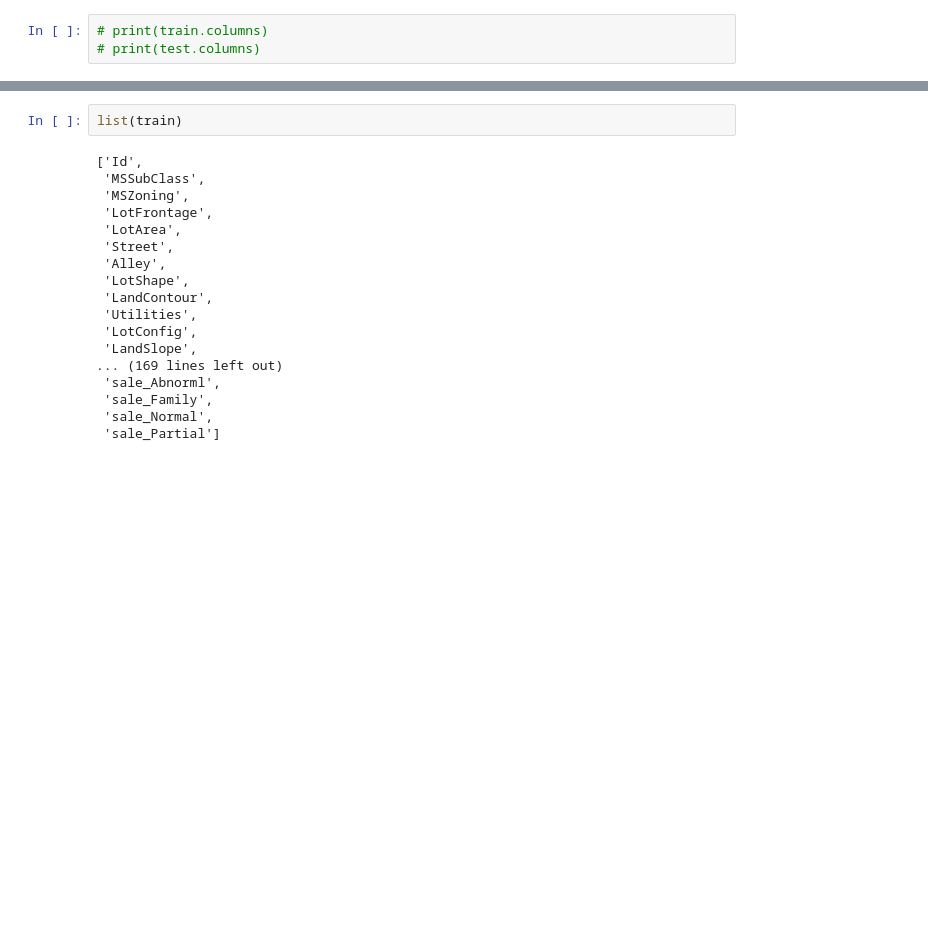
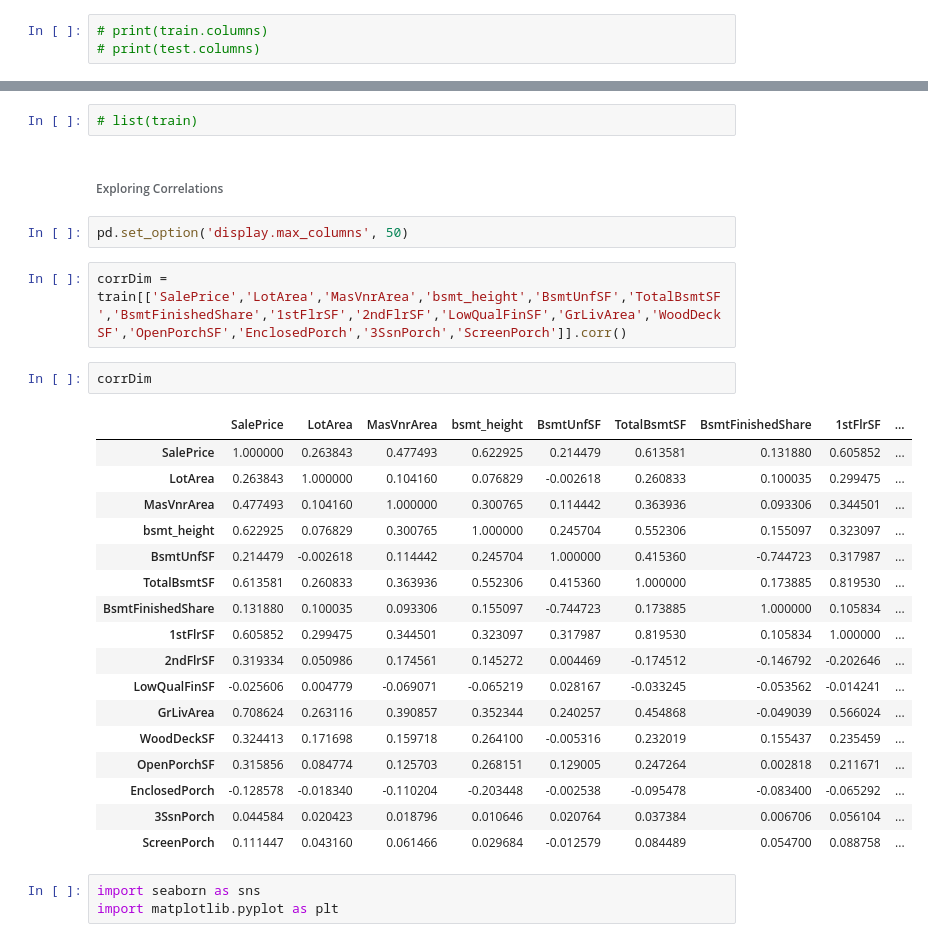
Before and after one commit to gwenkf/IowaHousePrices, a Jupyter notebook: House_Prices_Prepare_Dimitri.ipynb, the cells around one changed output, grey strips where cells are left out. Drawn from its saved outputs; the diff is of its cells as text; blank space fills up the shorter version.

```diff
--- a/House_Prices_Prepare_Dimitri.ipynb
+++ b/House_Prices_Prepare_Dimitri.ipynb
@@ -2276,20 +2257,31 @@ dtype: float64
-# %%
-list(train)
-# %% [output]
-['Id',
- 'MSSubClass',
- 'MSZoning',
- 'LotFrontage',
- 'LotArea',
- 'Street',
- 'Alley',
- 'LotShape',
- 'LandContour',
- 'Utilities',
- 'LotConfig',
- 'LandSlope',
-... (169 lines left out)
- 'sale_Abnorml',
- 'sale_Family',
- 'sale_Normal',
- 'sale_Partial']
+# %%
+# list(train)
+# %% [markdown]
+###### Exploring Correlations
+# %%
+pd.set_option('display.max_columns', 50)
+# %%
+corrDim = train[['SalePrice','LotArea','MasVnrArea','bsmt_height','BsmtUnfSF','TotalBsmtSF','BsmtFinishedShare','1stFlrSF','2ndFlrSF','LowQualFinSF','GrLivArea','WoodDeckSF','OpenPorchSF','EnclosedPorch','3SsnPorch','ScreenPorch']].corr()
+# %%
+corrDim
+# %% [output]
+|  | SalePrice | LotArea | MasVnrArea | bsmt_height | BsmtUnfSF | TotalBsmtSF | BsmtFinishedShare | 1stFlrSF | ... |
+| SalePrice | 1.000000 | 0.263843 | 0.477493 | 0.622925 | 0.214479 | 0.613581 | 0.131880 | 0.605852 | ... |
+| LotArea | 0.263843 | 1.000000 | 0.104160 | 0.076829 | -0.002618 | 0.260833 | 0.100035 | 0.299475 | ... |
+| MasVnrArea | 0.477493 | 0.104160 | 1.000000 | 0.300765 | 0.114442 | 0.363936 | 0.093306 | 0.344501 | ... |
+| bsmt_height | 0.622925 | 0.076829 | 0.300765 | 1.000000 | 0.245704 | 0.552306 | 0.155097 | 0.323097 | ... |
+| BsmtUnfSF | 0.214479 | -0.002618 | 0.114442 | 0.245704 | 1.000000 | 0.415360 | -0.744723 | 0.317987 | ... |
+| TotalBsmtSF | 0.613581 | 0.260833 | 0.363936 | 0.552306 | 0.415360 | 1.000000 | 0.173885 | 0.819530 | ... |
+| BsmtFinishedShare | 0.131880 | 0.100035 | 0.093306 | 0.155097 | -0.744723 | 0.173885 | 1.000000 | 0.105834 | ... |
+| 1stFlrSF | 0.605852 | 0.299475 | 0.344501 | 0.323097 | 0.317987 | 0.819530 | 0.105834 | 1.000000 | ... |
+| 2ndFlrSF | 0.319334 | 0.050986 | 0.174561 | 0.145272 | 0.004469 | -0.174512 | -0.146792 | -0.202646 | ... |
+| LowQualFinSF | -0.025606 | 0.004779 | -0.069071 | -0.065219 | 0.028167 | -0.033245 | -0.053562 | -0.014241 | ... |
+| GrLivArea | 0.708624 | 0.263116 | 0.390857 | 0.352344 | 0.240257 | 0.454868 | -0.049039 | 0.566024 | ... |
+| WoodDeckSF | 0.324413 | 0.171698 | 0.159718 | 0.264100 | -0.005316 | 0.232019 | 0.155437 | 0.235459 | ... |
+| OpenPorchSF | 0.315856 | 0.084774 | 0.125703 | 0.268151 | 0.129005 | 0.247264 | 0.002818 | 0.211671 | ... |
+| EnclosedPorch | -0.128578 | -0.018340 | -0.110204 | -0.203448 | -0.002538 | -0.095478 | -0.083400 | -0.065292 | ... |
+| 3SsnPorch | 0.044584 | 0.020423 | 0.018796 | 0.010646 | 0.020764 | 0.037384 | 0.006706 | 0.056104 | ... |
+| ScreenPorch | 0.111447 | 0.043160 | 0.061466 | 0.029684 | -0.012579 | 0.084489 | 0.054700 | 0.088758 | ... |
+# %%
+import seaborn as sns
+import matplotlib.pyplot as plt
```
Also changed, not shown: parts of 25 cells of this notebook.
